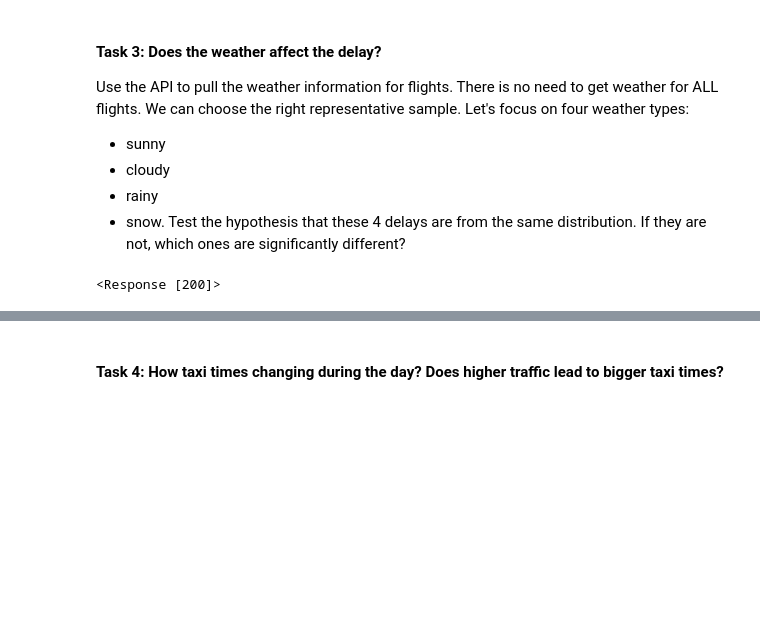
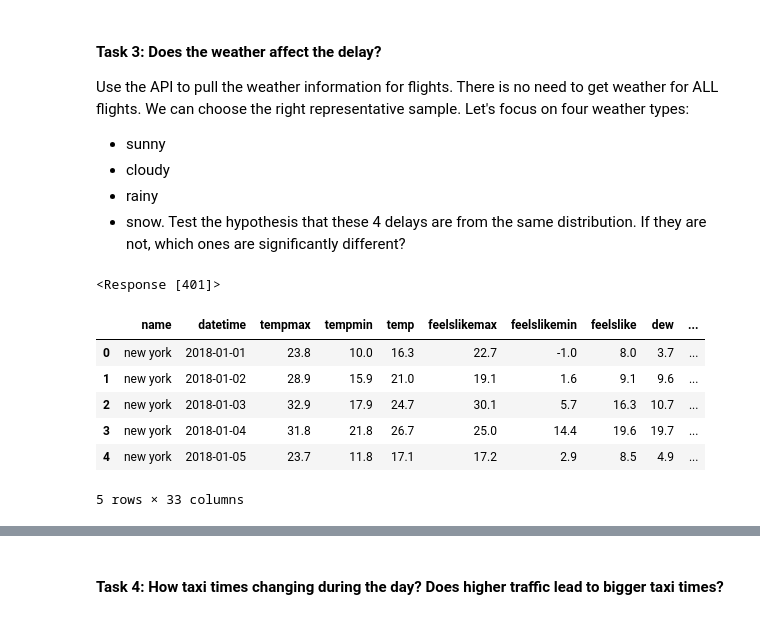
Before and after one commit to tkarmalkar/mid-term-project-I, a Jupyter notebook: exploratory_analysis.ipynb, the cells around one changed output, grey strips where cells are left out. Cells and saved outputs as stored; diff of their text form; code cells hidden in the pictures; blank space fills up the shorter version.

```diff
--- a/exploratory_analysis.ipynb
+++ b/exploratory_analysis.ipynb
@@ -190,19 +191,24 @@ Use the API to pull the weather information for flights. There is no need to get
 - rainy
 - snow.
 Test the hypothesis that these 4 delays are from the same distribution. If they are not, which ones are significantly different?
-# %%
-url = "https://archive-api.open-meteo.com/v1/archive?latitude=40.71&longitude=-74.01&start_date=2023-01-13&end_date=2023-02-15"
-
-params = {
-    "latitude": "40.71",
-    "longitude": "-74.01",
-    "start_date": "2023-02-13",
-    "end_date": "2023-02-15",
-    "daily": "weathercode,temperature_2m_max,temperature_2m_min,sunrise,sunset,precipitation_sum,rain_sum,snowfall_sum,precipitation_hours,windspeed_10m_max,windgusts_10m_max",
-    "timezone": "America/New_York"
-}
-
-response = requests.get(url)
-print(response)
-# %% [output]
-<Response [200]>
+# %%
+url = "https://weather.visualcrossing.com/VisualCrossingWebServices/rest/services/timeline/new%20york/2018-01-01/2019-12-31?unitGroup=us&key=2JFJGF8JYRSLNE6MX9SUBLFNV&contentType=json"
+
+response = requests.get(url)
+print(response)
+# %% [output]
+<Response [401]>
+# %%
+# Importing the saved CSV file into dataframe
+weather_df = pd.read_csv("c:/Taslim/LHL/Mid_term Project/new_york_weather.csv")
+
+# print the first few rows of the DataFrame
+weather_df.head()
+# %% [output]
+|  | name | datetime | tempmax | tempmin | temp | feelslikemax | feelslikemin | feelslike | dew | ... |
+| 0 | new york | 2018-01-01 | 23.8 | 10.0 | 16.3 | 22.7 | -1.0 | 8.0 | 3.7 | ... |
+| 1 | new york | 2018-01-02 | 28.9 | 15.9 | 21.0 | 19.1 | 1.6 | 9.1 | 9.6 | ... |
+| 2 | new york | 2018-01-03 | 32.9 | 17.9 | 24.7 | 30.1 | 5.7 | 16.3 | 10.7 | ... |
+| 3 | new york | 2018-01-04 | 31.8 | 21.8 | 26.7 | 25.0 | 14.4 | 19.6 | 19.7 | ... |
+| 4 | new york | 2018-01-05 | 23.7 | 11.8 | 17.1 | 17.2 | 2.9 | 8.5 | 4.9 | ... |
+5 rows × 33 columns
```
Also changed, not shown: parts of 7 cells of this notebook.
